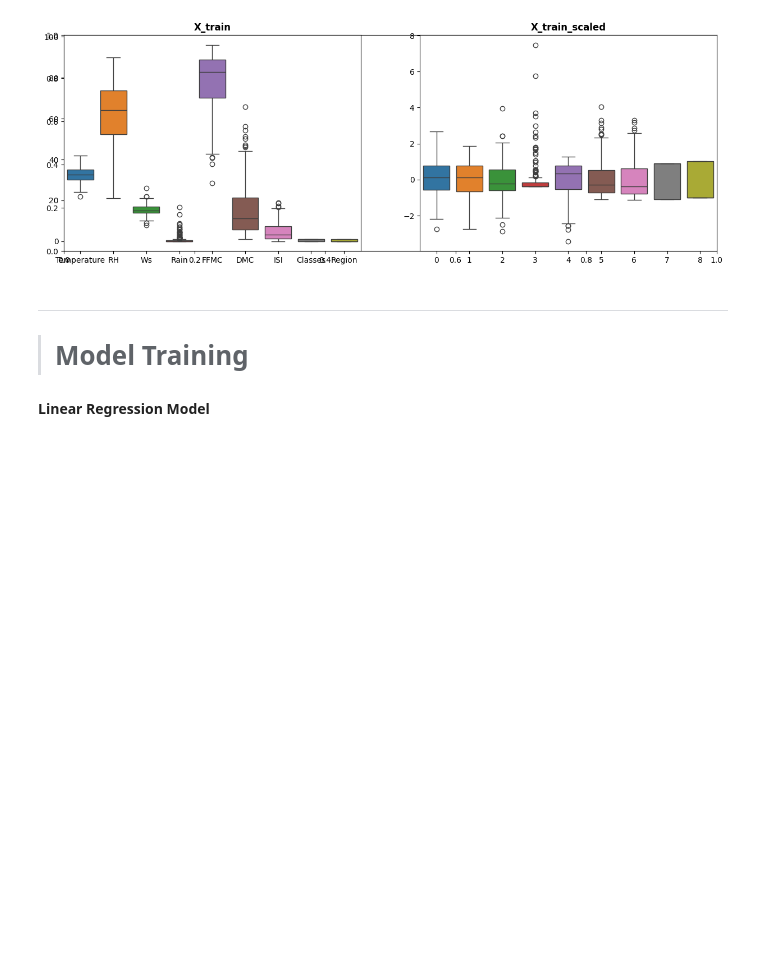
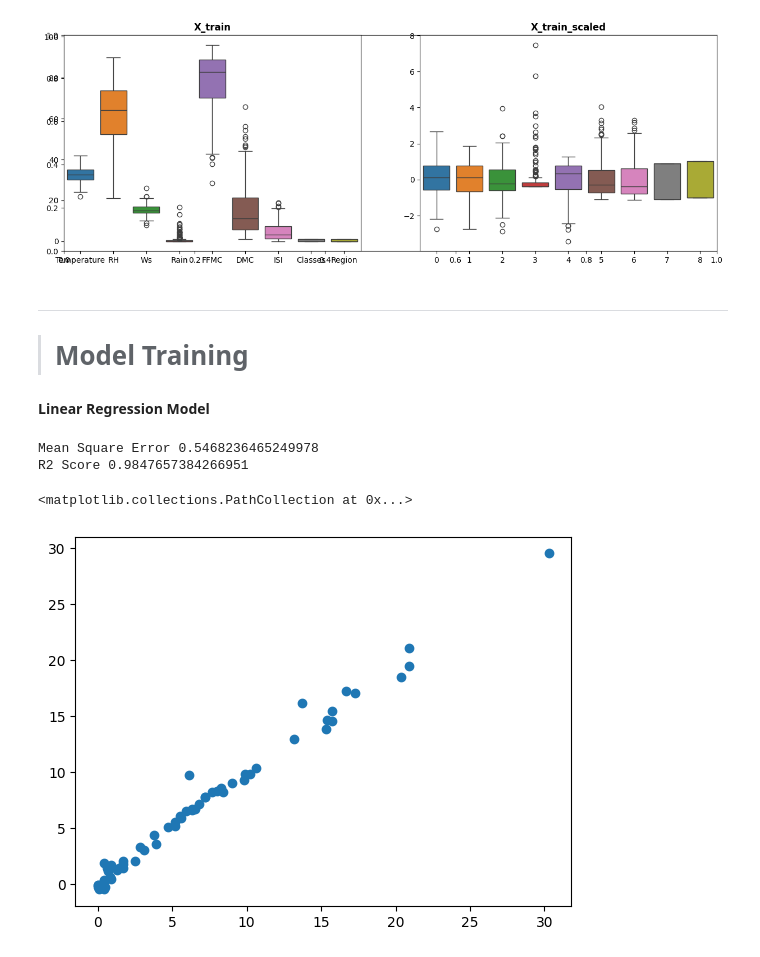
Before and after one commit to ShivamDevHere/machine-learning, a Jupyter notebook: 03-Fire Not Fire Classification/03-model training.ipynb, the cells around one changed output. Drawn from its saved outputs; the diff is of its cells as text; code cells hidden in the pictures; blank space fills up the shorter version.

Commit message:
feat: Linear Regression Model

```diff
--- a/03-Fire Not Fire Classification/03-model training.ipynb
+++ b/03-Fire Not Fire Classification/03-model training.ipynb
@@ -107,3 +107,20 @@ Text(0.5, 1.0, 'X_train_scaled')
 # %%
 from sklearn.linear_model import LinearRegression
 from sklearn.metrics import mean_absolute_error, r2_score
+
+linreg = LinearRegression()                         # Creates Linreg Model
+linreg.fit(X_train_scaled, y_train)                 # Using {p1} to train with {p2} target val. .fir is used to map r/s
+y_pred = linreg.predict(X_test_scaled)              # {p1} is new feat for model to predict saved in y_pred
+
+mae = mean_absolute_error(y_test, y_pred)           # {p1} is actual val, {p2} is predicted val, mae will calc mae
+score = r2_score(y_test, y_pred)                    #same, r2 calc variance
+
+print("Mean Square Error", mae)                     # The Lower the better, 0 best
+print("R2 Score", score)                            # The higher the better, 1 best
+
+plt.scatter(y_test, y_pred)
+# %% [output]
+Mean Square Error 0.5468236465249978
+R2 Score 0.9847657384266951
+<matplotlib.collections.PathCollection at 0x...>
+[figure, added]
```
Also changed, not shown: 1 other file.
